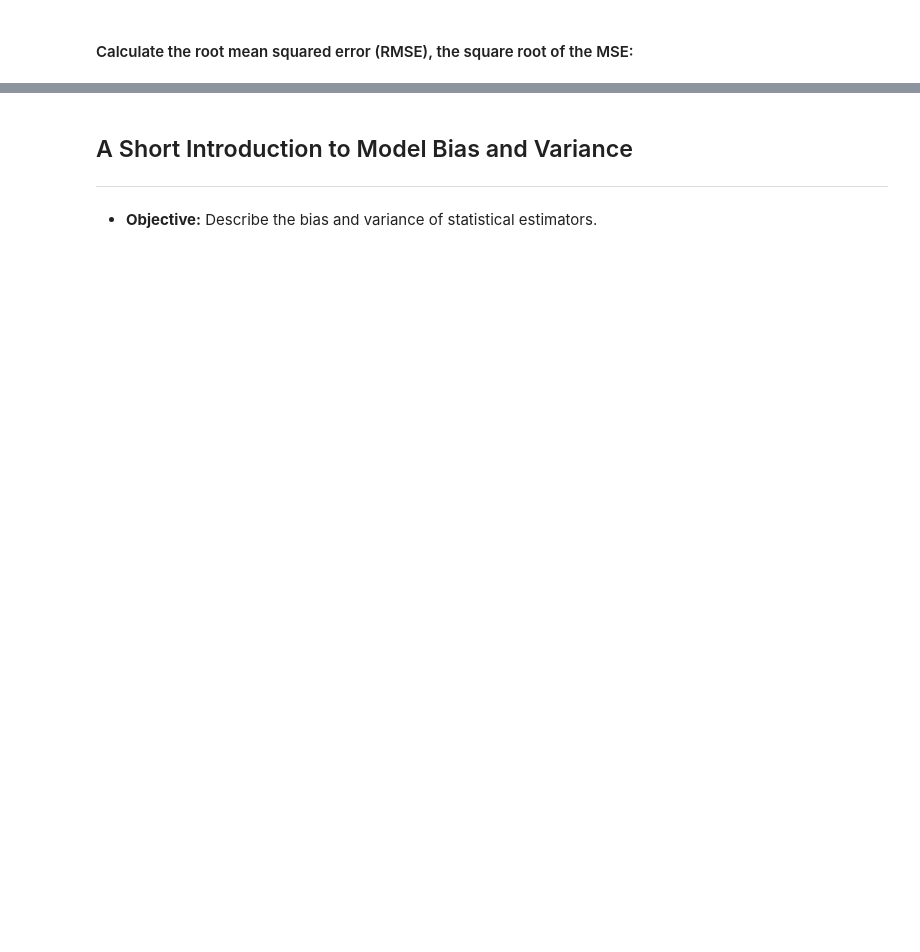
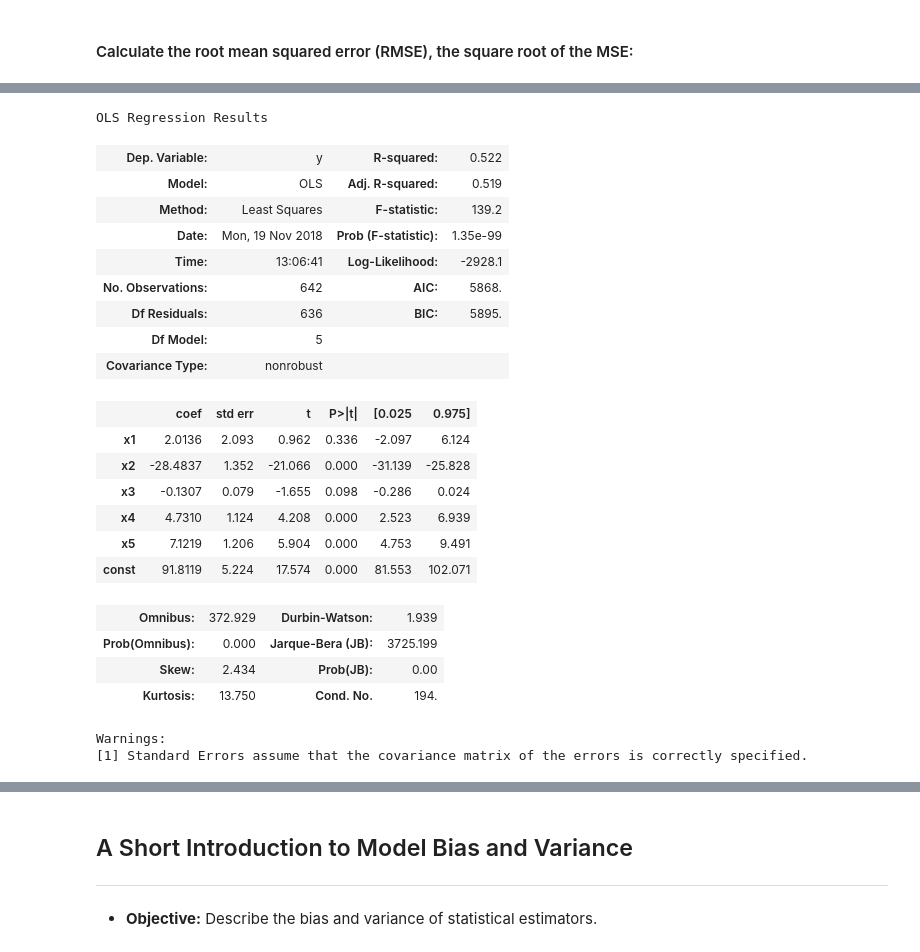
Before and after one commit to aidanconnolly/ga-ds829-statistics-in-python, a Jupyter notebook: solution-code/Statistics-Review-part-1-solution.ipynb, the cells around one changed output, grey strips where cells are left out. Drawn from its saved outputs; the diff is of its cells as text; code cells hidden in the pictures; blank space fills up the shorter version.

```diff
--- a/solution-code/Statistics-Review-part-1-solution.ipynb
+++ b/solution-code/Statistics-Review-part-1-solution.ipynb
@@ -704,0 +640,26 @@ np.sqrt(np.mean(np.square(y-y_pred)))
+# %%
+model.summary()
+# %% [output]
+OLS Regression Results
+| Dep. Variable: | y | R-squared: | 0.522 |
+| Model: | OLS | Adj. R-squared: | 0.519 |
+| Method: | Least Squares | F-statistic: | 139.2 |
+| Date: | Mon, 19 Nov 2018 | Prob (F-statistic): | 1.35e-99 |
+| Time: | 13:06:41 | Log-Likelihood: | -2928.1 |
+| No. Observations: | 642 | AIC: | 5868. |
+| Df Residuals: | 636 | BIC: | 5895. |
+| Df Model: | 5 |  |  |
+| Covariance Type: | nonrobust |  |  |
+|  | coef | std err | t | P>|t| | [0.025 | 0.975] |
+| x1 | 2.0136 | 2.093 | 0.962 | 0.336 | -2.097 | 6.124 |
+| x2 | -28.4837 | 1.352 | -21.066 | 0.000 | -31.139 | -25.828 |
+| x3 | -0.1307 | 0.079 | -1.655 | 0.098 | -0.286 | 0.024 |
+| x4 | 4.7310 | 1.124 | 4.208 | 0.000 | 2.523 | 6.939 |
+| x5 | 7.1219 | 1.206 | 5.904 | 0.000 | 4.753 | 9.491 |
+| const | 91.8119 | 5.224 | 17.574 | 0.000 | 81.553 | 102.071 |
+| Omnibus: | 372.929 | Durbin-Watson: | 1.939 |
+| Prob(Omnibus): | 0.000 | Jarque-Bera (JB): | 3725.199 |
+| Skew: | 2.434 | Prob(JB): | 0.00 |
+| Kurtosis: | 13.750 | Cond. No. | 194. |
+Warnings:
+[1] Standard Errors assume that the covariance matrix of the errors is correctly specified.
```
Also changed, not shown: parts of 63 cells of this notebook, 1 other file.
